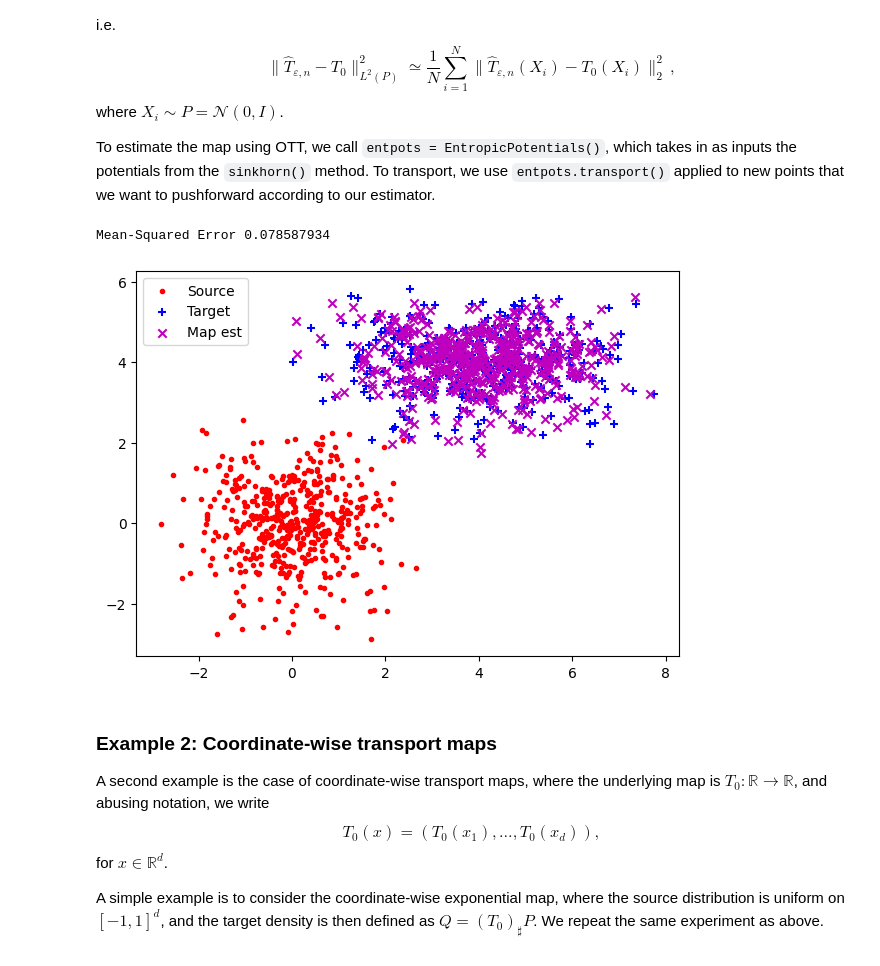
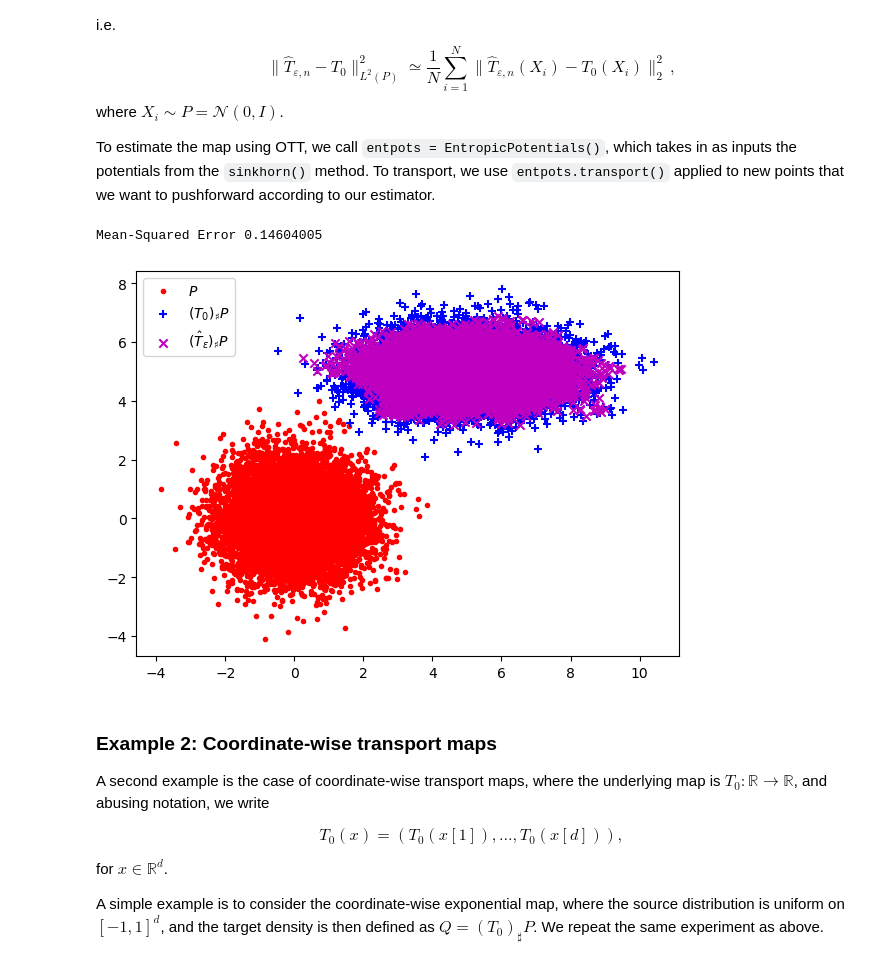
Before and after one commit to APooladian/ott, a Jupyter notebook: docs/tutorials/notebooks/entropic_map_estimator.ipynb, the cells around one changed output. Cells and saved outputs as stored; diff of their text form; code cells hidden in the pictures.

```diff
--- a/docs/tutorials/notebooks/entropic_map_estimator.ipynb
+++ b/docs/tutorials/notebooks/entropic_map_estimator.ipynb
@@ -68,3 +68,13 @@ plt.show()
+# %%
+def entropic_potentials(x,y,eps=None):
+    geom = pointcloud.PointCloud(x, y, epsilon = eps)
+    ot_prob = linear_problem.LinearProblem(geom)
+    solver = sinkhorn.Sinkhorn()
+    ot_solved = solver(ot_prob)
+    return ot_solved.to_dual_potentials()
+
+def entropic_map(x_new, dual_potentials):
+    return dual_potentials.transport(x_new)
 # %% [markdown]
 The aforementioned samples will be the basis of our estimator. From these samples, for a fixed regularization parameter $\varepsilon > 0$, we obtain $(\hat{f}_{n,\varepsilon},\hat{g}_{n,\varepsilon})$, and OTT will also output their gradient defined on all of $\mathbb{R}^d$. Beyond a visual comparison, in order to assess the performance of our estimator empirically, it is necessary to be able to compare to the optimal transport map (using mean-squared error as our criterion).
 
@@ -80,46 +90,34 @@ where $X_i \sim P = \mathcal{N}(0,I)$.
 To estimate the map using OTT, we call `entpots = EntropicPotentials()`, which takes in as inputs the potentials from the `sinkhorn()` method. To transport, we use `entpots.transport()` applied to new points that we want to pushforward according to our estimator.
 # %%
 n_new = 10000
+
 #newly sampled points from source distribution
-x2 = jax.random.multivariate_normal(rngs[2], mean=mu1, cov=Sigma1, shape=(n_new,))
+x_new = g1.sample(rngs[2],n_new)
 
-# Gaussian transport map
-def g2g_transportmap(A,B):
-    sqrtA, sqrtB = linalg.sqrtm( A ), linalg.sqrtm( B )
-    InvsqrtA =  linalg.inv( sqrtA )
-    transport_plan = InvsqrtA @ linalg.sqrtm( sqrtA @ B @ sqrtA ) @ InvsqrtA
-    return transport_plan
+#optimal transportation of new samples
+y_new = g1.transport(g2,x_new)
 
-###closed-form transport map on the newly sampled pointed
-transportplan = g2g_transportmap(Sigma1,Sigma2)
-y2 = (transportplan @ (x2.T)).T + mu2
+gaussian_entpots = entropic_potentials(x,y, 0.5)
+entmap = entropic_map(x_new,gaussian_entpots)
 
-###compute the estimated transport map with parameter "lbd" in two steps
-varep = 10 ** (-1)
-###step 1: return the output of sinkhorn on the given point clouds
-out = sinkhorn(PointCloud(x, y, epsilon=varep),
-                        a, b, threshold=0.005, lse_mode=True, jit=False,
-                        max_iterations=1000)
-entpots = EntropicPotentials(out.f, out.g, out.geom,a,b)
-###step 2: return entpots.transport with newly sampled points
-entmap = entpots.transport(x2)
-
-print('Mean-Squared Error', np.mean(np.linalg.norm(entmap - y2,axis=1)) )
+print('Mean-Squared Error', np.mean(np.linalg.norm(entmap - y_new,axis=1)) )
 
 fig = plt.figure(figsize=(7,5))
-plt.scatter(x2[0:500,0],x2[0:500,1],c='r',marker='.',label='Source')
-plt.scatter(y2[0:500,0],y2[0:500,1],c='b',marker='+',label='Target')
-plt.scatter(entmap[0:500,0],entmap[0:500,1],c='m',marker='x',label='Map est')
+plt.scatter(x_new[:,0],x_new[:,1],c='r',marker='.',label=r'$P$')
+plt.scatter(y_new[:,0],y_new[:,1],c='b',marker='+',label=r'$(T_0)_\sharp P$')
+plt.scatter(entmap[:,0],entmap[:,1],c='m',marker='x',label=r'$(\hat{T}_\varepsilon)_\sharp P$')
 plt.legend()
 plt.show()
 # %% [output]
-Mean-Squared Error 0.078587934
+Mean-Squared Error 0.14604005
-[figure, old version]
+[figure, new version]
 # %% [markdown]
 ### Example 2: Coordinate-wise transport maps
 
 A second example is the case of coordinate-wise transport maps, where the underlying map is $T_0:\mathbb{R} \to \mathbb{R}$, and abusing notation, we write
-$$ T_0(x) = (T_0(x_1),\ldots,T_0(x_d)), $$
+
+$$ T_0(x) = (T_0(x[1]),\ldots,T_0(x[d])), $$
+
 for $x \in \mathbb{R}^d$.
 
 A simple example is to consider the coordinate-wise exponential map, where the source distribution is uniform on $[-1,1]^d$, and the target density is then defined as  $Q = (T_0)_\sharp P$. We repeat the same experiment as above.
```
Also changed, not shown: parts of 15 cells of this notebook.
